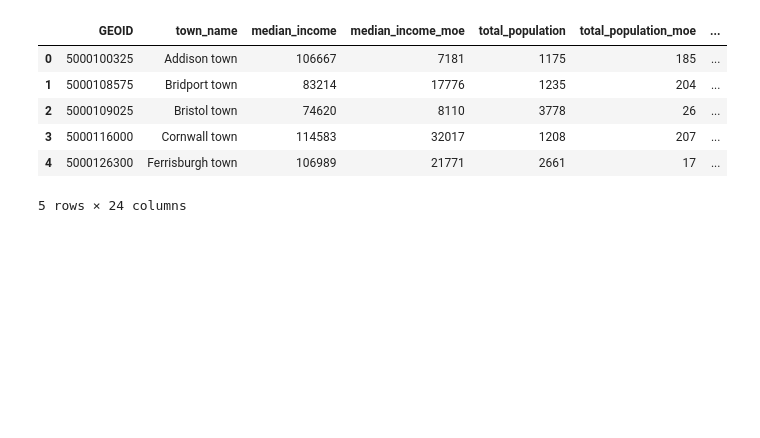
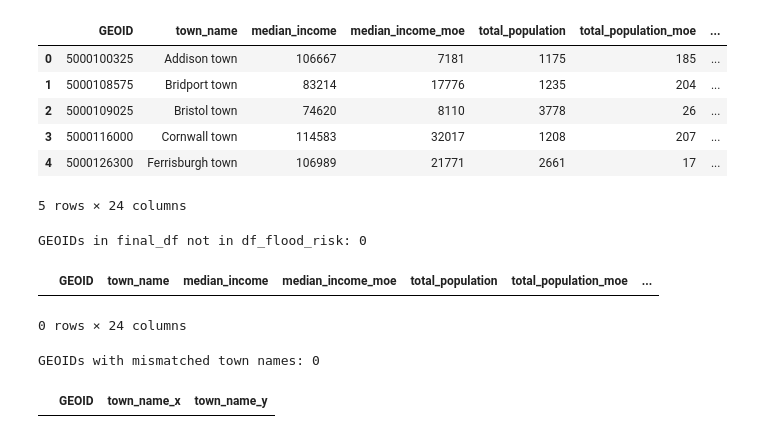
Before and after one commit to jakedurell/hazard-funding-comp, a Jupyter notebook: notebooks/etl_acs.ipynb, the cells around one changed output. Drawn from its saved outputs; the diff is of its cells as text; code cells hidden in the pictures; blank space fills up the shorter version.

Commit message:
feat(etl): rename columns in etl_gis and town_flood_risk.csv, and confirm GEOID/town_name match with ACS summary

```diff
--- a/notebooks/etl_acs.ipynb
+++ b/notebooks/etl_acs.ipynb
@@ -563,14 +569,28 @@ for name, df in named_dfs:
 dfs = [
     df_median_income[["GEOID", "town_name", "median_income", "median_income_moe"]],
     df_percent_elderly[
-        ["GEOID", "town_name", "total_population", "total_population_moe", "percent_elderly", "percent_elderly_moe"]
+        [
+            "GEOID",
+            "town_name",
+            "total_population",
+            "total_population_moe",
+            "percent_elderly",
+            "percent_elderly_moe",
+        ]
     ],
     df_median_year_house_built[
         ["GEOID", "town_name", "median_year_house_built", "median_year_house_built_moe"]
     ],
     df_vehicle[["GEOID", "town_name", "pct_no_vehicle", "pct_no_vehicle_moe"]],
     df_renter_occupied[
-        ["GEOID", "town_name", "occupied_housing_units", "occupied_housing_units_moe", "pct_renter_occupied", "pct_renter_occupied_moe"]
+        [
+            "GEOID",
+            "town_name",
+            "occupied_housing_units",
+            "occupied_housing_units_moe",
+            "pct_renter_occupied",
+            "pct_renter_occupied_moe",
+        ]
     ],
     df_education_level[
         ["GEOID", "town_name", "pct_bachelors_or_higher", "pct_bachelors_or_higher_moe"]
@@ -602,3 +622,33 @@ final_df.head()
 | 3 | 5000116000 | Cornwall town | 114583 | 32017 | 1208 | 207 | ... |
 | 4 | 5000126300 | Ferrisburgh town | 106989 | 21771 | 2661 | 17 | ... |
 5 rows × 24 columns
+# %%
+# check if acs and town flood risk GEOID and town names match up
+df_flood_risk = pd.read_csv("../data/cleaned/town_flood_risk.csv")
+
+# Ensure GEOID columns are the same type (string) for matching
+final_df["GEOID"] = final_df["GEOID"].astype(str)
+df_flood_risk["GEOID"] = df_flood_risk["GEOID"].astype(str)
+
+# Check for GEOID mismatches
+missing_geoids = final_df[~final_df["GEOID"].isin(df_flood_risk["GEOID"])]
+print(f"GEOIDs in final_df not in df_flood_risk: {len(missing_geoids)}")
+display(missing_geoids)
+
+# Check for town name mismatches (case-insensitive, strip whitespace)
+final_names = final_df[["GEOID", "town_name"]].copy()
+flood_names = df_flood_risk[["GEOID", "town_name"]].copy()
+final_names["town_name_clean"] = final_names["town_name"].str.strip().str.lower()
+flood_names["town_name_clean"] = flood_names["town_name"].str.strip().str.lower()
+
+# Merge on GEOID to compare names
+merged = pd.merge(final_names, flood_names, on="GEOID", how="inner")
+name_mismatches = merged[merged["town_name_clean_x"] != merged["town_name_clean_y"]]
+print(f"GEOIDs with mismatched town names: {len(name_mismatches)}")
+display(name_mismatches[["GEOID", "town_name_x", "town_name_y"]])
+# %% [output]
+GEOIDs in final_df not in df_flood_risk: 0
+|  | GEOID | town_name | median_income | median_income_moe | total_population | total_population_moe | ... |
+0 rows × 24 columns
+GEOIDs with mismatched town names: 0
+|  | GEOID | town_name_x | town_name_y |
```
Also changed, not shown: parts of 3 cells of this notebook.
